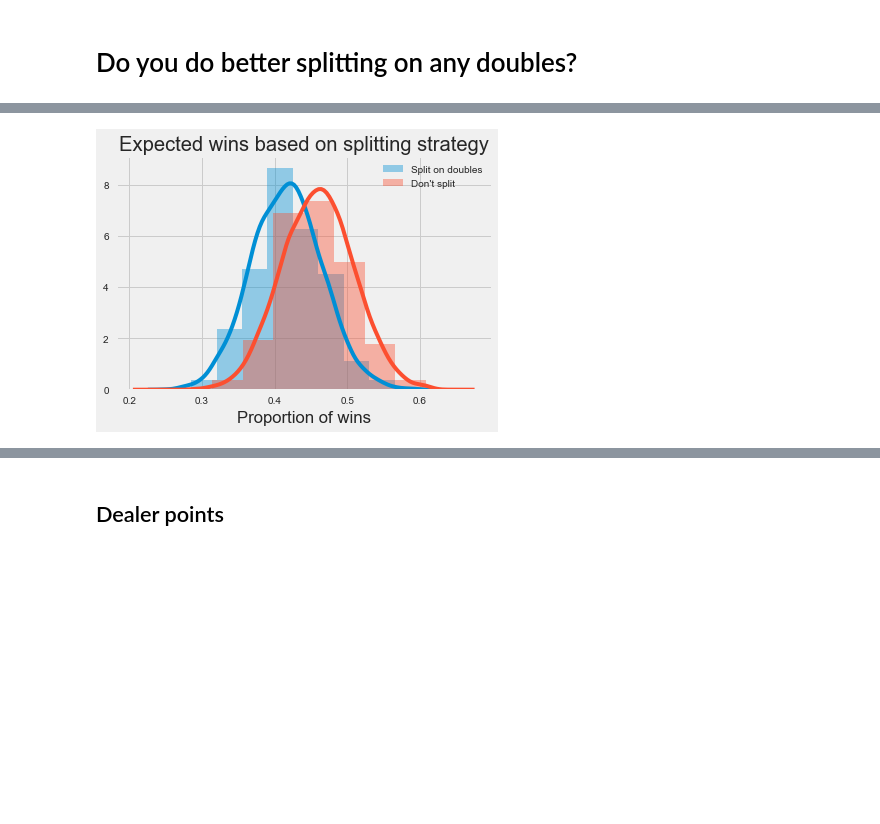
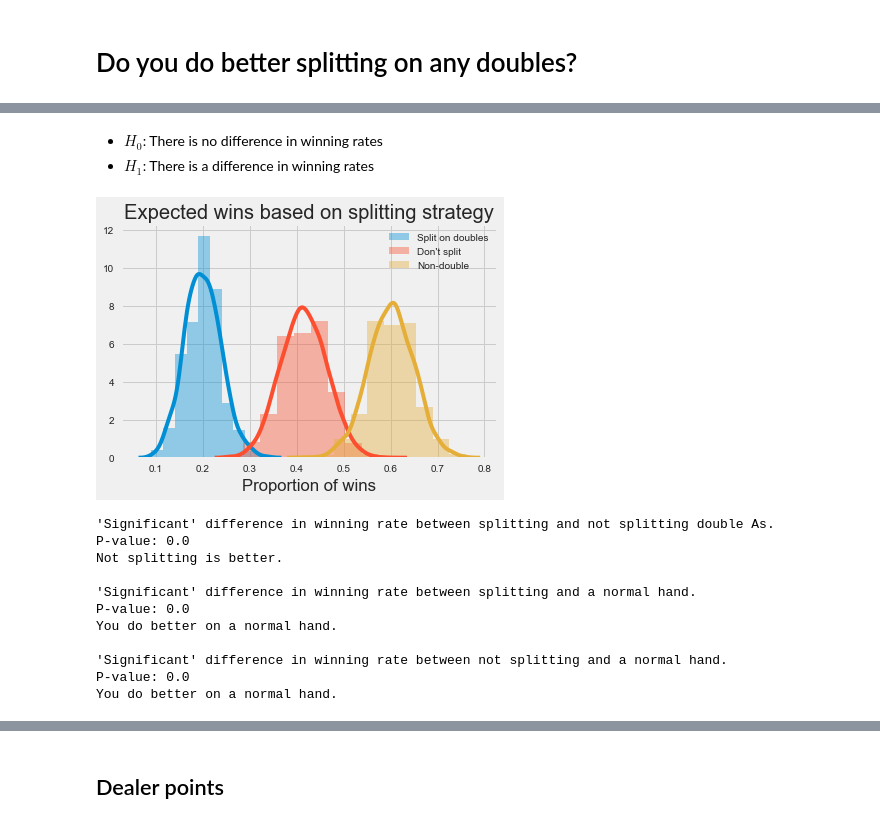
Before and after one commit to jocelyn-ong/data-science-projects, a Jupyter notebook: others/blackjack/analysis.ipynb, the cells around one changed output, grey strips where cells are left out. Cells and saved outputs as stored; diff of their text form; code cells hidden in the pictures; blank space fills up the shorter version.

Commit message:
Add doubles analysis

```diff
--- a/others/blackjack/analysis.ipynb
+++ b/others/blackjack/analysis.ipynb
@@ -375,0 +388,3 @@ no_split_d = [get_d_trials(doubles, split=0) for _ in range(10000)]
+# %%
+doubles["card_one"] = doubles.p_hand.apply(lambda x: x.split(",")[0])
+doubles["card_two"] = doubles.p_hand.apply(lambda x: x.split(",")[1])
@@ -376,8 +405,9 @@ no_split_d = [get_d_trials(doubles, split=0) for _ in range(10000)]
 # %%
-sns.distplot(split_d, bins=10, label="Split on doubles");
-sns.distplot(no_split_d, bins=10, label="Don't split");
-plt.xlabel("Proportion of wins");
-plt.legend();
-plt.title("Expected wins based on splitting strategy");
+def plot_splits(split_d, no_split, normal):
+    sns.distplot(split_d, bins=10, label="Split on doubles");
+    sns.distplot(no_split_d, bins=10, label="Don't split");
+    sns.distplot(normal, bins=10, label="Non-double");
+    plt.xlabel("Proportion of wins");
+    plt.legend();
+    plt.title("Expected wins based on splitting strategy");
+    plt.show();
-# %% [output]
-[figure, removed]
@@ -383,0 +421,58 @@ plt.title("Expected wins based on splitting strategy");
+# %%
+def analyse_card(df, card_one, sig=0.05):
+    s, ns, normal = split_sep(df, card_one)
+    plot_splits(s, ns, normal)
+
+    _, pval = stats.ttest_ind(s, ns)
+    is_sig = pval < sig
+    if np.mean(s) > np.mean(ns):
+        msg = "Splitting is better."
+    else:
+        msg = "Not splitting is better."
+
+    if is_sig:
+        print ("'Significant' difference in winning rate between splitting and not splitting double {}s.\nP-value: {}\n{}\n".format(card_one, pval, msg))
+    else:
+        print ("No 'significant' difference in winning rate between splitting and not splitting double {}s.\nP-value: {}\n".format(pval, msg))
+
+    _, pval = stats.ttest_ind(s, normal)
+    is_sig = pval < sig
+    if np.mean(s) > np.mean(normal):
+        msg = "You do better after a split."
+    else:
+        msg = "You do better on a normal hand."
+
+    if is_sig:
+        print ("'Significant' difference in winning rate between splitting and a normal hand.\nP-value: {}\n{}\n".format(pval, msg))
+    else:
+        print ("No 'significant' difference in winning rate between splitting and a normal hand.\nP-value: {}\n".format(pval))
+
+    _, pval = stats.ttest_ind(ns, normal)
+    is_sig = pval < sig
+    if np.mean(ns) > np.mean(normal):
+        msg = "You do better not splitting on a double."
+    else:
+        msg = "You do better on a normal hand."
+
+    if is_sig:
+        print ("'Significant' difference in winning rate between not splitting and a normal hand.\nP-value: {}\n{}".format(pval, msg))
+    else:
+        print ("No 'significant' difference in winning rate between not splitting and a normal hand.\nP-value: {}".format(pval))
+# %% [markdown]
+- $H_0$: There is no difference in winning rates
+- $H_1$: There is a difference in winning rates
+# %%
+analyse_card(doubles, "A", 0.05)
+# %% [output]
+[figure, added]
+'Significant' difference in winning rate between splitting and not splitting double As.
+P-value: 0.0
+Not splitting is better.
+
+'Significant' difference in winning rate between splitting and a normal hand.
+P-value: 0.0
+You do better on a normal hand.
+
+'Significant' difference in winning rate between not splitting and a normal hand.
+P-value: 0.0
+You do better on a normal hand.
```
Also changed, not shown: parts of 42 cells of this notebook.
